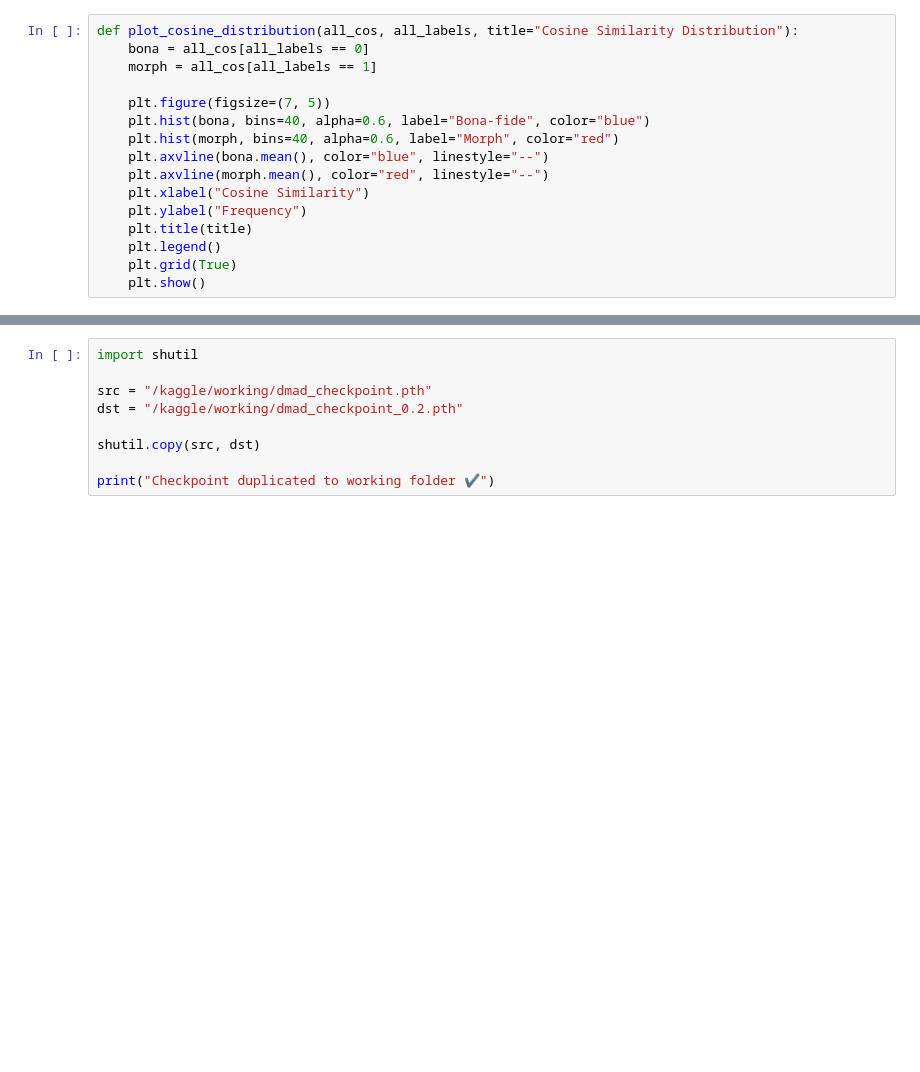
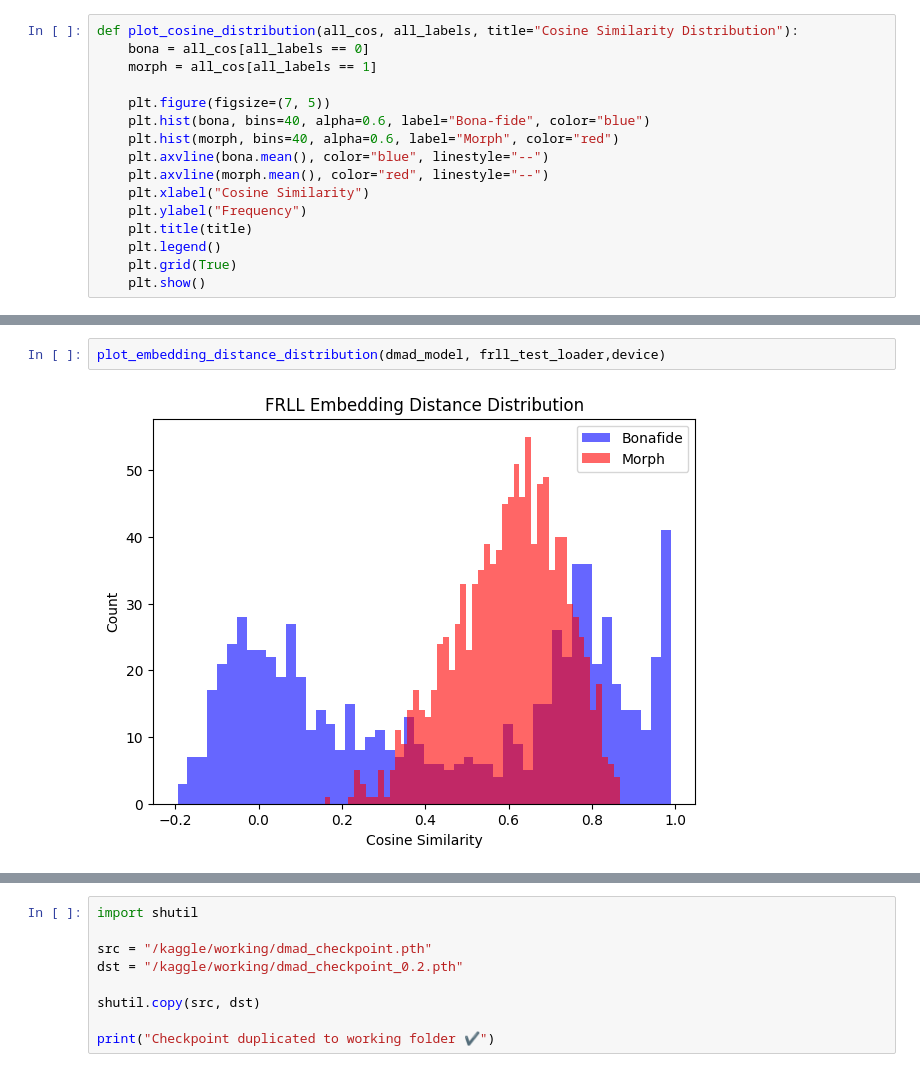
Before and after one commit to yicikek/FYP, a Jupyter notebook: D-MAD/d-madv1.ipynb, the cells around one changed output, grey strips where cells are left out. Saved outputs shown, nothing was run; the diff lists cells and outputs as text; blank space fills up the shorter version.

```diff
--- a/D-MAD/d-madv1.ipynb
+++ b/D-MAD/d-madv1.ipynb
@@ -1237 +1290,5 @@ def plot_cosine_distribution(all_cos, all_labels, title="Cosine Similarity Distr
+# %%
+plot_embedding_distance_distribution(dmad_model, frll_test_loader,device)
+# %% [output]
+[figure, added]
 # %%
```
Also changed, not shown: parts of 16 cells of this notebook.
